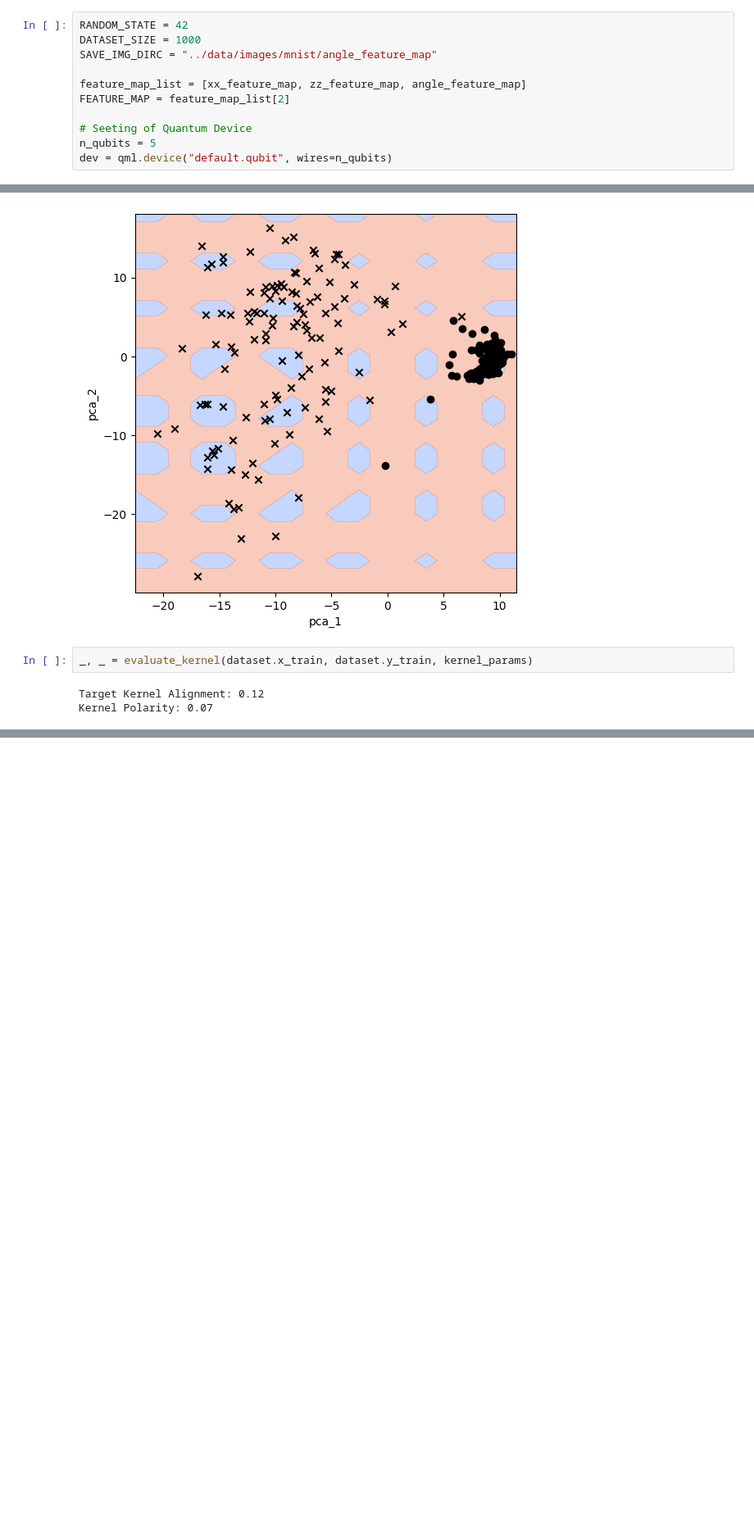
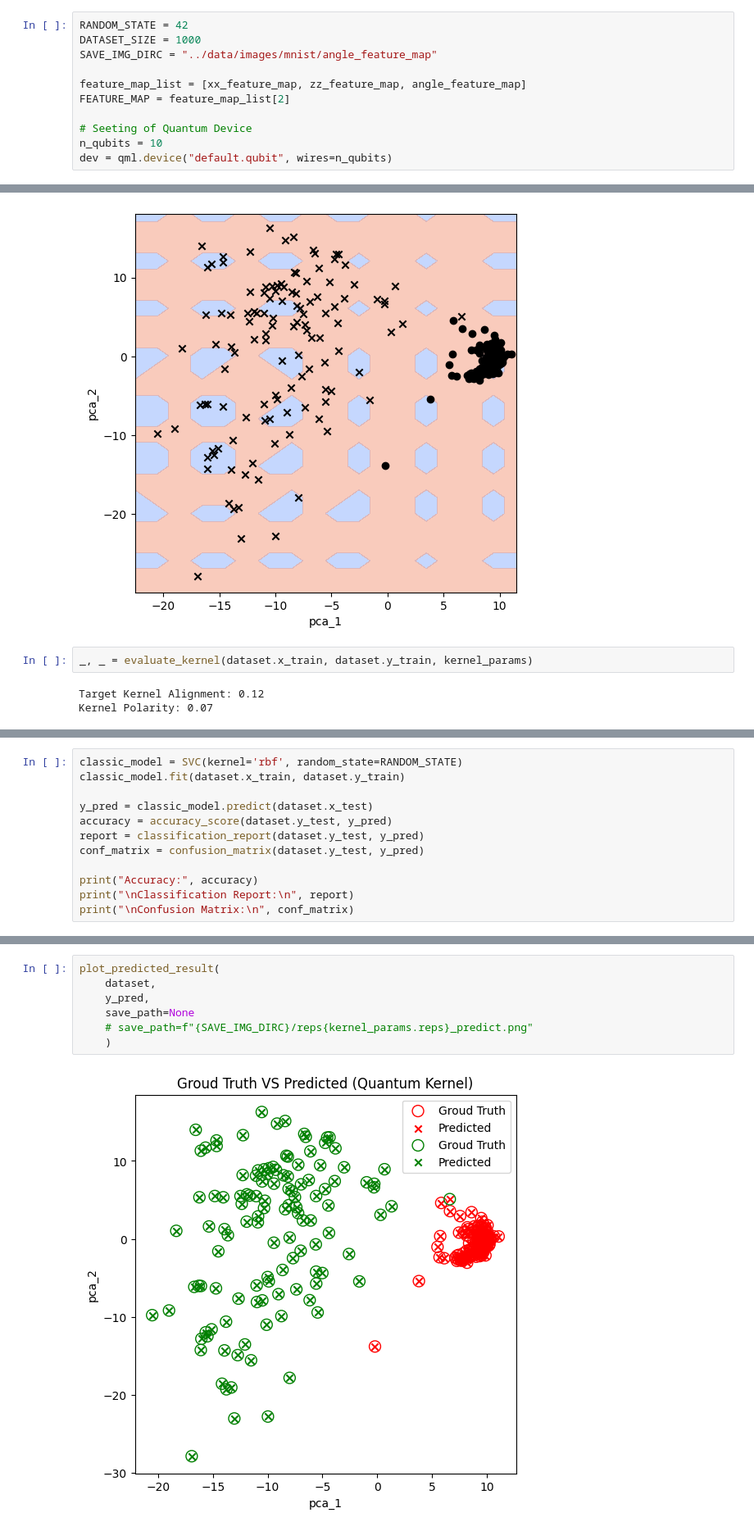
Before and after one commit to kenya-sk/quantum-kernel, a Jupyter notebook: notebooks/mnist_classifier.ipynb, the cells around one changed output, grey strips where cells are left out. Shown: that part at 82% size. Saved outputs shown, nothing was run; the diff lists cells and outputs as text; blank space fills up the shorter version.

```diff
--- a/notebooks/mnist_classifier.ipynb
+++ b/notebooks/mnist_classifier.ipynb
@@ -33,7 +30,7 @@ feature_map_list = [xx_feature_map, zz_feature_map, angle_feature_map]
 FEATURE_MAP = feature_map_list[2]
 
 # Seeting of Quantum Device
-n_qubits = 5
+n_qubits = 10
 dev = qml.device("default.qubit", wires=n_qubits)
 # %% [markdown]
 ### 1. Load MNIST Dataset
@@ -193,0 +200,12 @@ Kernel Polarity: 0.07
+# %%
+classic_model = SVC(kernel='rbf', random_state=RANDOM_STATE)
+classic_model.fit(dataset.x_train, dataset.y_train)
+
+y_pred = classic_model.predict(dataset.x_test)
+accuracy = accuracy_score(dataset.y_test, y_pred)
+report = classification_report(dataset.y_test, y_pred)
+conf_matrix = confusion_matrix(dataset.y_test, y_pred)
+
+print("Accuracy:", accuracy)
+print("\nClassification Report:\n", report)
+print("\nConfusion Matrix:\n", conf_matrix)
@@ -193,0 +229,9 @@ Kernel Polarity: 0.07
+# %%
+plot_predicted_result(
+    dataset,
+    y_pred,
+    save_path=None
+    # save_path=f"{SAVE_IMG_DIRC}/reps{kernel_params.reps}_predict.png"
+    )
+# %% [output]
+[figure, added]
```
Also changed, not shown: parts of 5 cells of this notebook, 4 other files.
